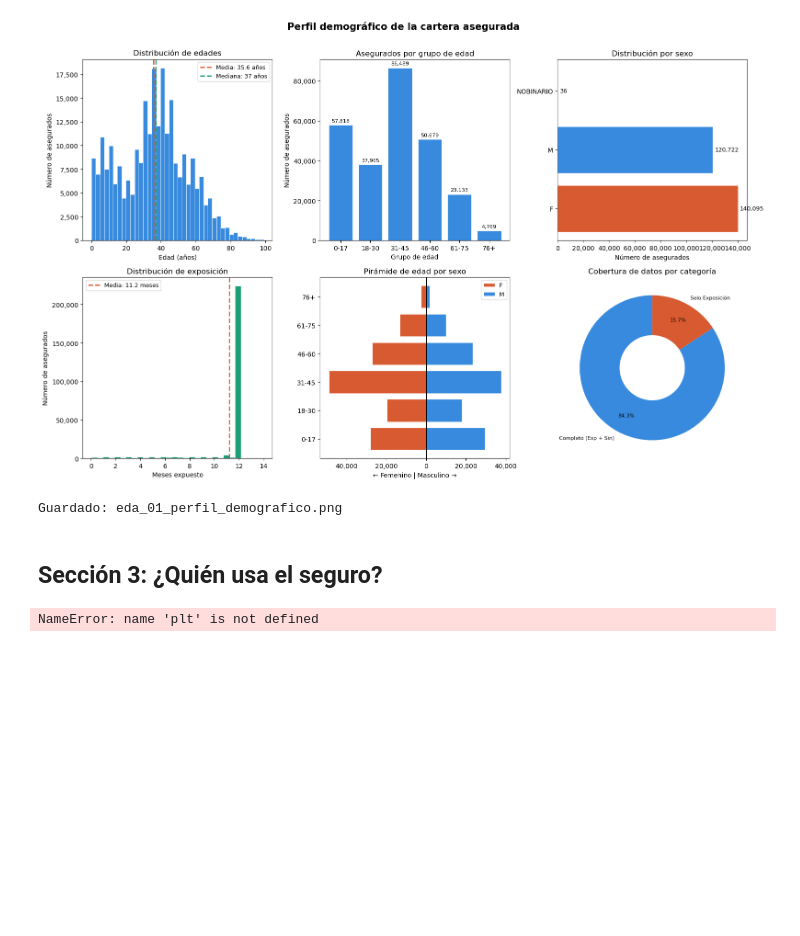
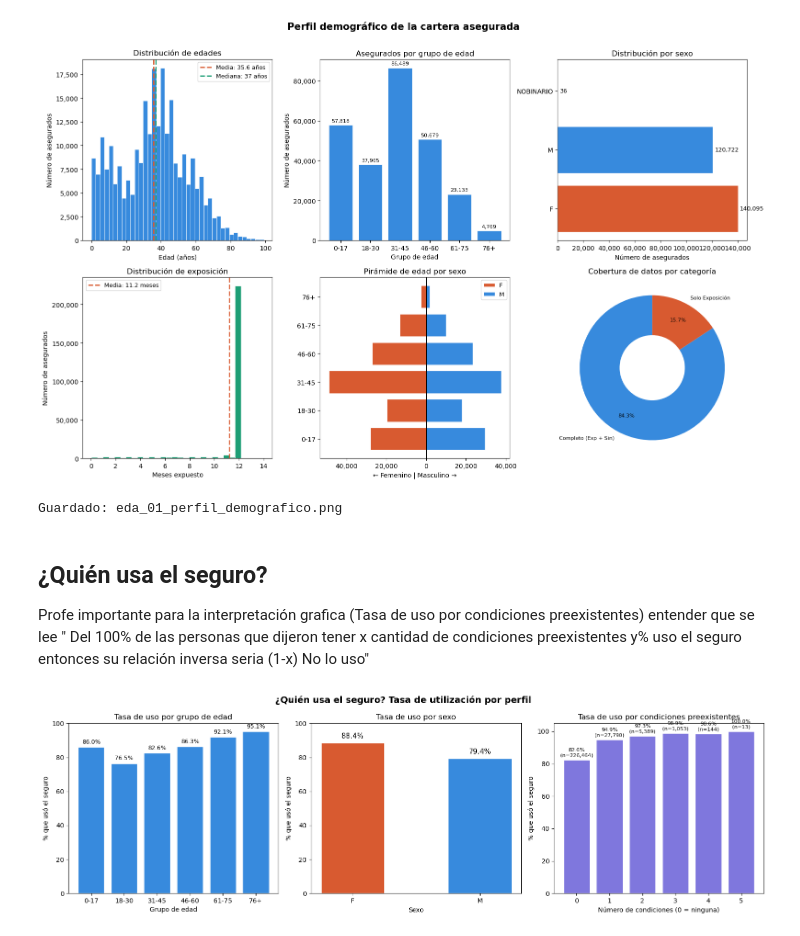
Before and after one commit to yacuervo18/Proyecto_Analitica_II, a Jupyter notebook: src/EDA.ipynb, the cells around one changed output. Cells and saved outputs as stored; diff of their text form; code cells hidden in the pictures; blank space fills up the shorter version.

```diff
--- a/src/EDA.ipynb
+++ b/src/EDA.ipynb
@@ -213,9 +218,13 @@ print('Guardado: eda_01_perfil_demografico.png')
 [figure]
 Guardado: eda_01_perfil_demografico.png
 # %% [markdown]
-## Sección 3: ¿Quién usa el seguro?
+## ¿Quién usa el seguro?
+
+Profe importante para la interpretación grafica (Tasa de uso por condiciones preexistentes) entender que se lee " Del 100% de las personas que dijeron tener x cantidad de condiciones preexistentes y% uso el seguro entonces su relación inversa seria  (1-x) No lo uso"
 # %%
 # ── TASA DE USO POR PERFIL ────────────────────────────────────────────────────
+df_eda['uso_seguro'] = df_eda['n_reclamaciones'].fillna(0).gt(0).map({True: 'Usó el seguro', False: 'No usó el seguro'})
+
 fig, axes = plt.subplots(1, 3, figsize=(16, 5))
 fig.suptitle('¿Quién usa el seguro? Tasa de utilización por perfil', fontsize=14, fontweight='bold')
 
@@ -238,36 +247,41 @@ ax.set_ylim(0, 100)
 ax = axes[1]
 tasa_sexo = (
     df_eda[df_eda['Sexo_Cd_limpio'].isin(['F', 'M'])]
     .groupby('Sexo_Cd_limpio')['uso_seguro']
     .apply(lambda x: (x == 'Usó el seguro').mean() * 100)
     .reset_index(name='tasa_uso_pct')
 )
 colores = [CORAL if s == 'F' else AZUL for s in tasa_sexo['Sexo_Cd_limpio']]
 bars = ax.bar(tasa_sexo['Sexo_Cd_limpio'], tasa_sexo['tasa_uso_pct'],
               color=colores, edgecolor='white', width=0.5)
 ax.bar_label(bars, fmt='{:.1f}%', fontsize=11, padding=5)
 ax.set_title('Tasa de uso por sexo')
 ax.set_xlabel('Sexo')
 ax.set_ylabel('% que usó el seguro')
 ax.set_ylim(0, 100)
 
-# 3. Tasa de uso por número de condiciones preexistentes
+# 3. Tasa de uso por número de condiciones preexistentes (con n por grupo)
 ax = axes[2]
 tasa_cond = (
-    df_eda.groupby('num_condiciones')['uso_seguro']
-    .apply(lambda x: (x == 'Usó el seguro').mean() * 100)
-    .reset_index(name='tasa_uso_pct')
+    df_eda.groupby('num_condiciones', observed=True)['uso_seguro']
+    .agg(
+        n_afiliados='size',
+        tasa_uso_pct=lambda x: (x == 'Usó el seguro').mean() * 100
+    )
+    .reset_index()
+    .sort_values('num_condiciones')
 )
 bars = ax.bar(tasa_cond['num_condiciones'].astype(str), tasa_cond['tasa_uso_pct'],
               color=MORADO, edgecolor='white')
-ax.bar_label(bars, fmt='{:.1f}%', fontsize=9, padding=3)
+labels = [f"{p:.1f}%\n(n={n:,})" for p, n in zip(tasa_cond['tasa_uso_pct'], tasa_cond['n_afiliados'])]
+ax.bar_label(bars, labels=labels, fontsize=8, padding=3)
 ax.set_title('Tasa de uso por condiciones preexistentes')
 ax.set_xlabel('Número de condiciones (0 = ninguna)')
 ax.set_ylabel('% que usó el seguro')
 ax.set_ylim(0, 105)
 
 plt.tight_layout()
 plt.savefig('eda_02_tasa_utilizacion.png', bbox_inches='tight', dpi=150)
 plt.show()
 # %% [output]
-NameError: name 'plt' is not defined
+[figure, added]
```
Also changed, not shown: parts of 6 cells of this notebook, 3 other files.
